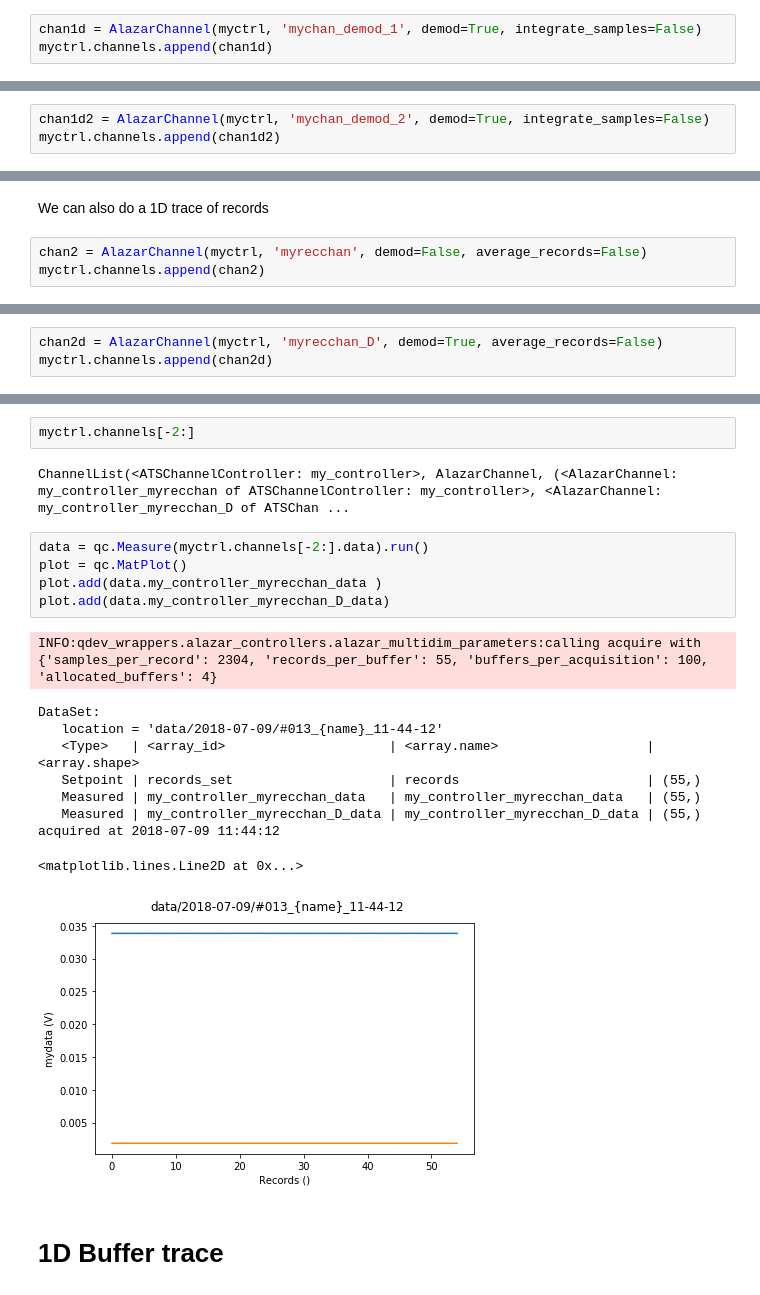
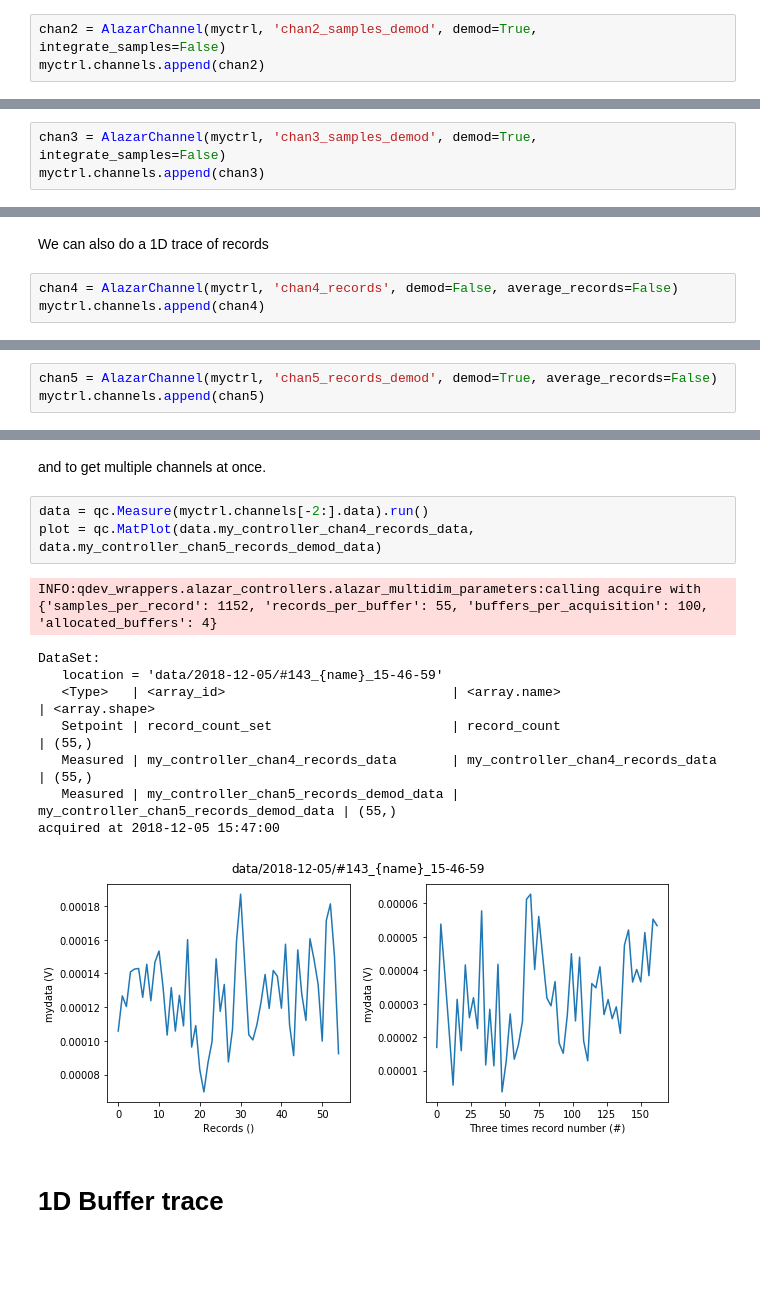
Before and after one commit to qdev-dk/qdev-wrappers, a Jupyter notebook: examples/Alazar/Qcodes example with Alazar ATS9360.ipynb, the cells around one changed output, grey strips where cells are left out. Cells and saved outputs as stored; diff of their text form; blank space fills up the shorter version.

Commit message:
update to match alazar_controller_setpoints branch

```diff
--- a/examples/Alazar/Qcodes example with Alazar ATS9360.ipynb
+++ b/examples/Alazar/Qcodes example with Alazar ATS9360.ipynb
@@ -151,6 +171,6 @@ DataSet:
 # %% [markdown]
 We may optionally chose to demodulate the data that we acquire using a software demodulator
 # %%
-chan1d = AlazarChannel(myctrl, 'mychan_demod_1', demod=True, integrate_samples=False)
-myctrl.channels.append(chan1d)
+chan2 = AlazarChannel(myctrl, 'chan2_samples_demod', demod=True, integrate_samples=False)
+myctrl.channels.append(chan2)
 # %%
@@ -234,6 +254,6 @@ acquired at 2018-07-09 11:43:45
 # %% [markdown]
 We are free to add more demodulators with different frequencies
 # %%
-chan1d2 = AlazarChannel(myctrl, 'mychan_demod_2', demod=True, integrate_samples=False)
-myctrl.channels.append(chan1d2)
+chan3 = AlazarChannel(myctrl, 'chan3_samples_demod', demod=True, integrate_samples=False)
+myctrl.channels.append(chan3)
 # %%
@@ -300,6 +316,6 @@ acquired at 2018-07-09 11:43:53
 # %% [markdown]
 We can also do a 1D trace of records
 # %%
-chan2 = AlazarChannel(myctrl, 'myrecchan', demod=False, average_records=False)
-myctrl.channels.append(chan2)
+chan4 = AlazarChannel(myctrl, 'chan4_records', demod=False, average_records=False)
+myctrl.channels.append(chan4)
 # %%
@@ -326,3 +342,3 @@ Again it is posssible to demodulate the data
 # %%
-chan2d = AlazarChannel(myctrl, 'myrecchan_D', demod=True, average_records=False)
-myctrl.channels.append(chan2d)
+chan5 = AlazarChannel(myctrl, 'chan5_records_demod', demod=True, average_records=False)
+myctrl.channels.append(chan5)
@@ -368,23 +368,18 @@ ChannelList(<ATSChannelController: my_controller>, AlazarChannel, [<AlazarChanne
-# %%
-myctrl.channels[-2:]
-# %% [output]
-ChannelList(<ATSChannelController: my_controller>, AlazarChannel, (<AlazarChannel: my_controller_myrecchan of ATSChannelController: my_controller>, <AlazarChannel: my_controller_myrecchan_D of ATSChan ...
+# %% [markdown]
+and to get multiple channels at once.
 # %%
 data = qc.Measure(myctrl.channels[-2:].data).run()
-plot = qc.MatPlot()
-plot.add(data.my_controller_myrecchan_data )
-plot.add(data.my_controller_myrecchan_D_data)
+plot = qc.MatPlot(data.my_controller_chan4_records_data, data.my_controller_chan5_records_demod_data)
 # %% [output]
-INFO:qdev_wrappers.alazar_controllers.alazar_multidim_parameters:calling acquire with {'samples_per_record': 2304, 'records_per_buffer': 55, 'buffers_per_acquisition': 100, 'allocated_buffers': 4}
+INFO:qdev_wrappers.alazar_controllers.alazar_multidim_parameters:calling acquire with {'samples_per_record': 1152, 'records_per_buffer': 55, 'buffers_per_acquisition': 100, 'allocated_buffers': 4}
 DataSet:
-   location = 'data/2018-07-09/#013_{name}_11-44-12'
-   <Type>   | <array_id>                     | <array.name>                   | <array.shape>
-   Setpoint | records_set                    | records                        | (55,)
-   Measured | my_controller_myrecchan_data   | my_controller_myrecchan_data   | (55,)
-   Measured | my_controller_myrecchan_D_data | my_controller_myrecchan_D_data | (55,)
-acquired at 2018-07-09 11:44:12
+   location = 'data/2018-12-05/#143_{name}_15-46-59'
+   <Type>   | <array_id>                             | <array.name>                           | <array.shape>
+   Setpoint | record_count_set                       | record_count                           | (55,)
+   Measured | my_controller_chan4_records_data       | my_controller_chan4_records_data       | (55,)
+   Measured | my_controller_chan5_records_demod_data | my_controller_chan5_records_demod_data | (55,)
+acquired at 2018-12-05 15:47:00
-<matplotlib.lines.Line2D at 0x...>
-[figure, old version]
+[figure, new version]
 # %% [markdown]
 # 1D Buffer trace
 # %% [markdown]
```
Also changed, not shown: parts of 44 cells of this notebook, 4 other files.
